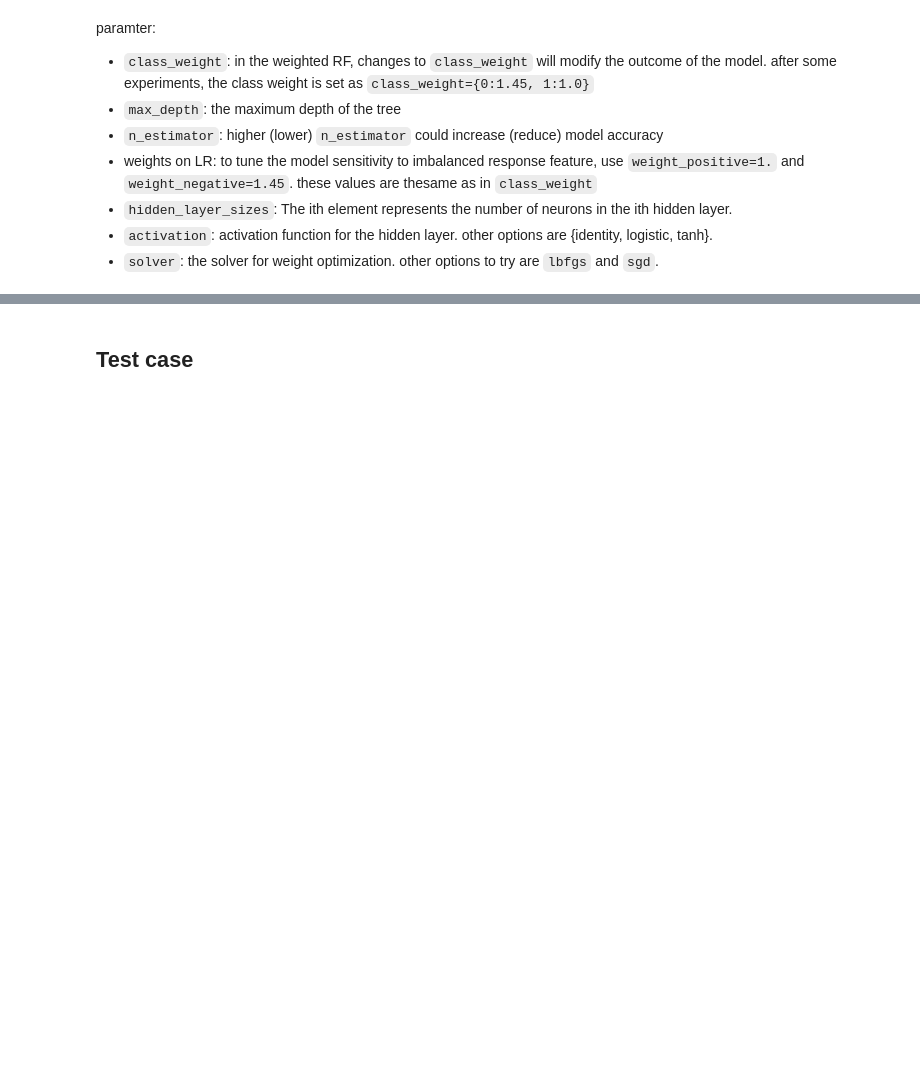
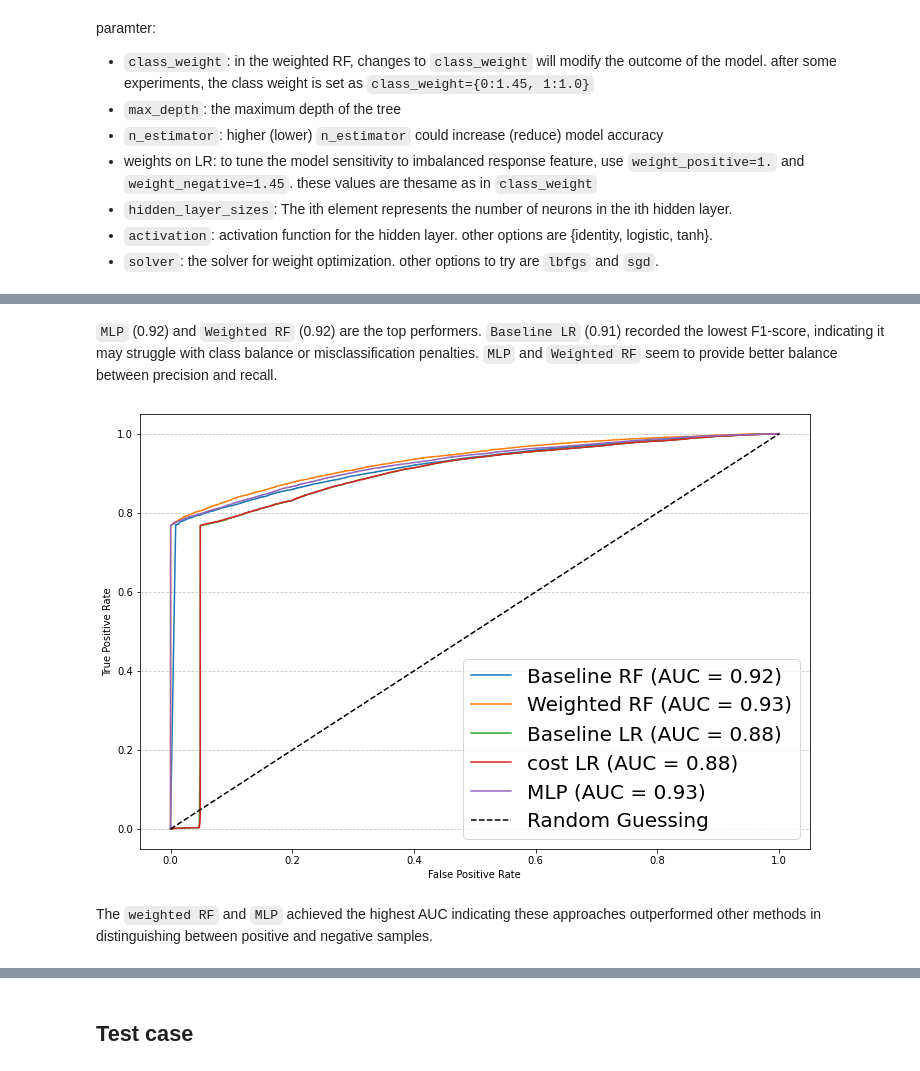
Before and after one commit to aadinoyiibrahim/income, a Jupyter notebook: src/example1.ipynb, the cells around one changed output, grey strips where cells are left out. Drawn from its saved outputs; the diff is of its cells as text; code cells hidden in the pictures; blank space fills up the shorter version.

```diff
--- a/src/example1.ipynb
+++ b/src/example1.ipynb
@@ -521,0 +622,15 @@ plotter.plot_auc_curves(results, X_test, y_test, figsize=figsize)
+# %% [markdown]
+`MLP` (0.92) and `Weighted RF` (0.92) are the top performers. `Baseline LR` (0.91) recorded the lowest F1-score, indicating it may struggle with class balance or misclassification penalties. `MLP` and `Weighted RF` seem to provide better balance between precision and recall.
+# %%
+'''
+----------------------
+plot AUC curves
+----------------------
+'''
+
+figsize=(12, 8)
+plotter.plot_auc_curves(results, X_test, y_test, figsize=figsize)
+# %% [output]
+[figure, added]
+# %% [markdown]
+The `weighted RF` and `MLP` achieved the highest AUC indicating these approaches outperformed other methods in distinguishing between positive and negative samples.
```
Also changed, not shown: parts of 47 cells of this notebook, 7 other files.
